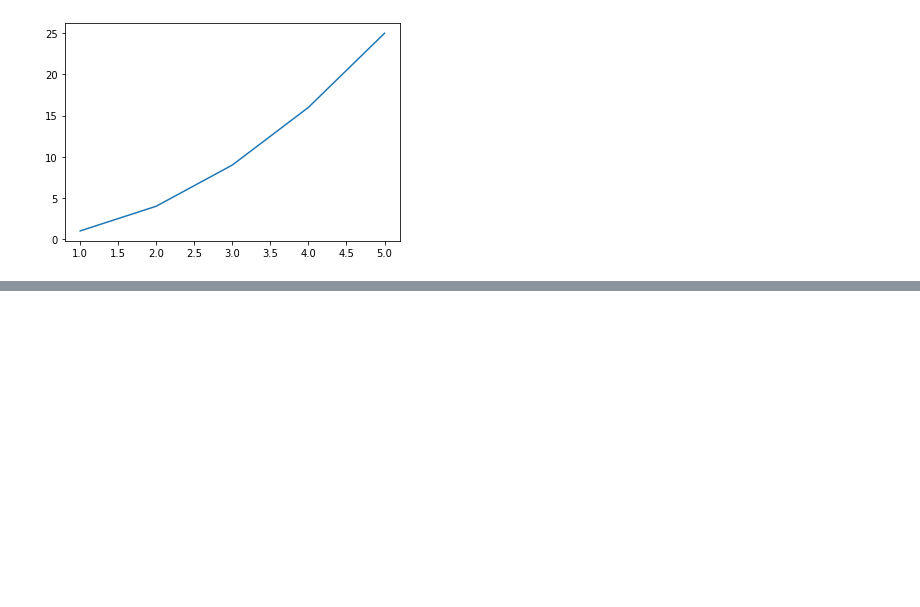
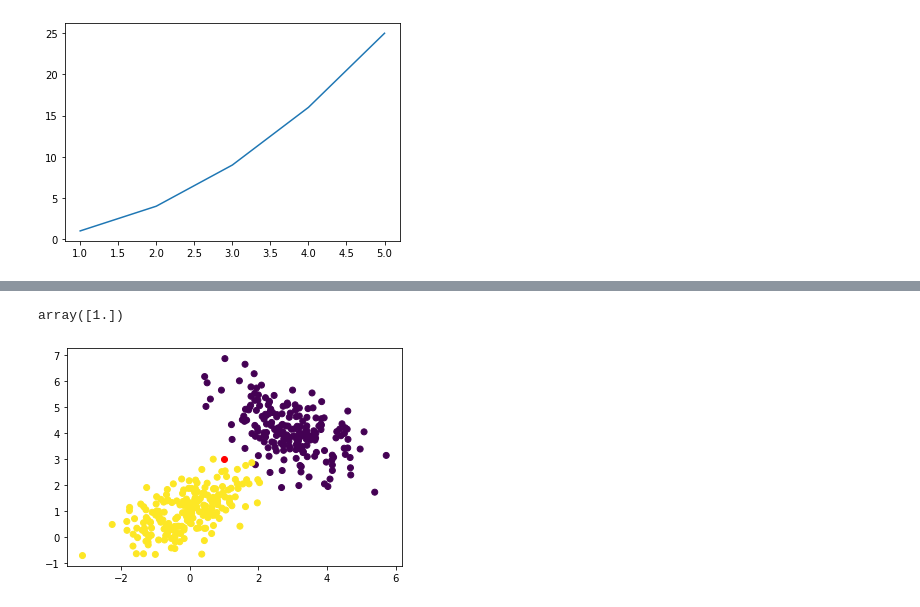
Before and after one commit to bitz1119/vrsds, a Jupyter notebook: Untitled Folder 1/Untitled.ipynb, the cells around one changed output, grey strips where cells are left out. Cells and saved outputs as stored; diff of their text form; code cells hidden in the pictures; blank space fills up the shorter version.

```diff
--- a/Untitled Folder 1/Untitled.ipynb
+++ b/Untitled Folder 1/Untitled.ipynb
@@ -112,0 +160,2 @@ import pandas as pd
+# %%
+lg = LogisticRegression()
@@ -112,0 +170,8 @@ import pandas as pd
+# %%
+point = [1,3]
+plt.scatter(X[:,0],X[:,1],c = Y)
+plt.scatter(point[0],point[1],c = "red")
+lg.predict([point])
+# %% [output]
+array([1.])
+[figure, added]
```
Also changed, not shown: parts of 14 cells of this notebook.
